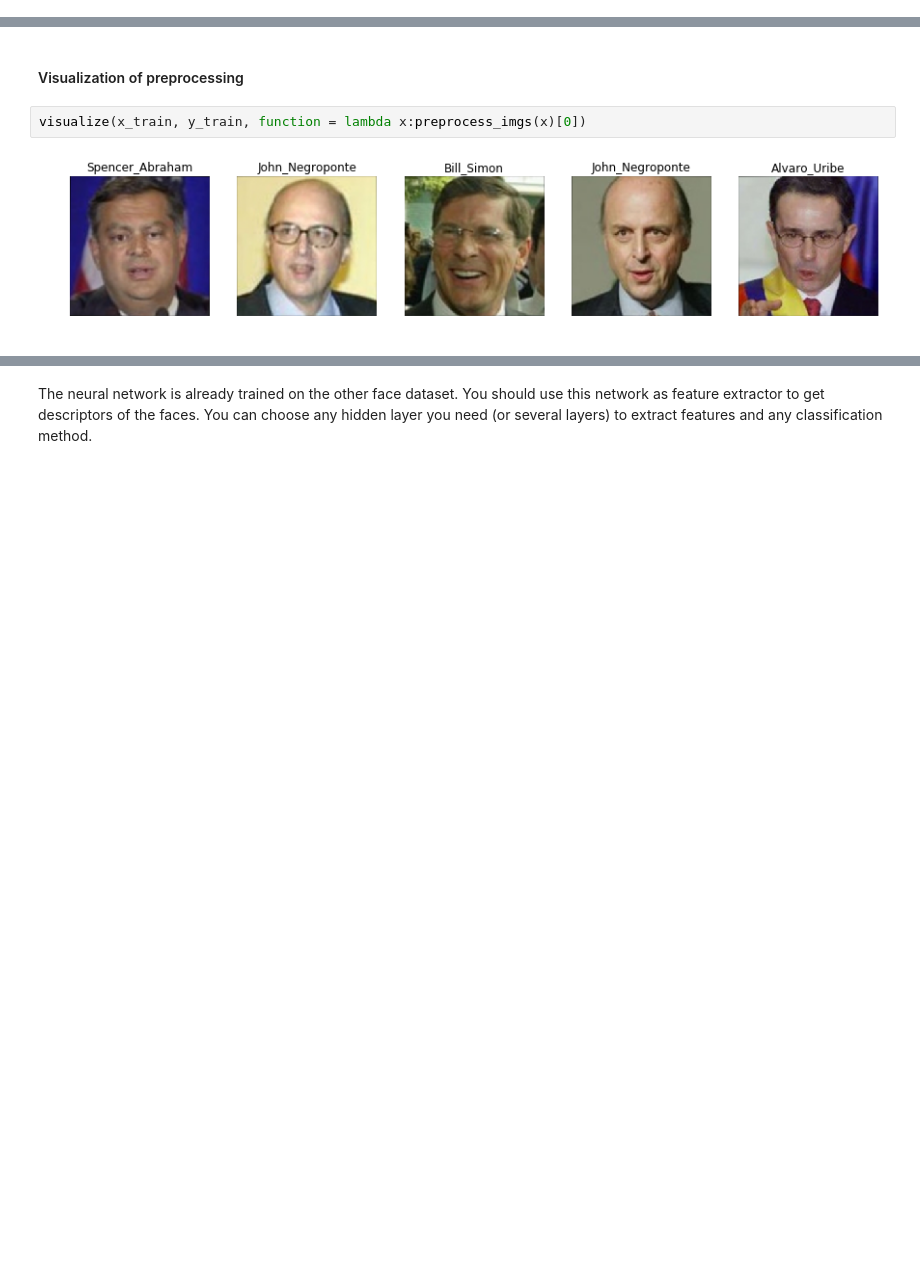
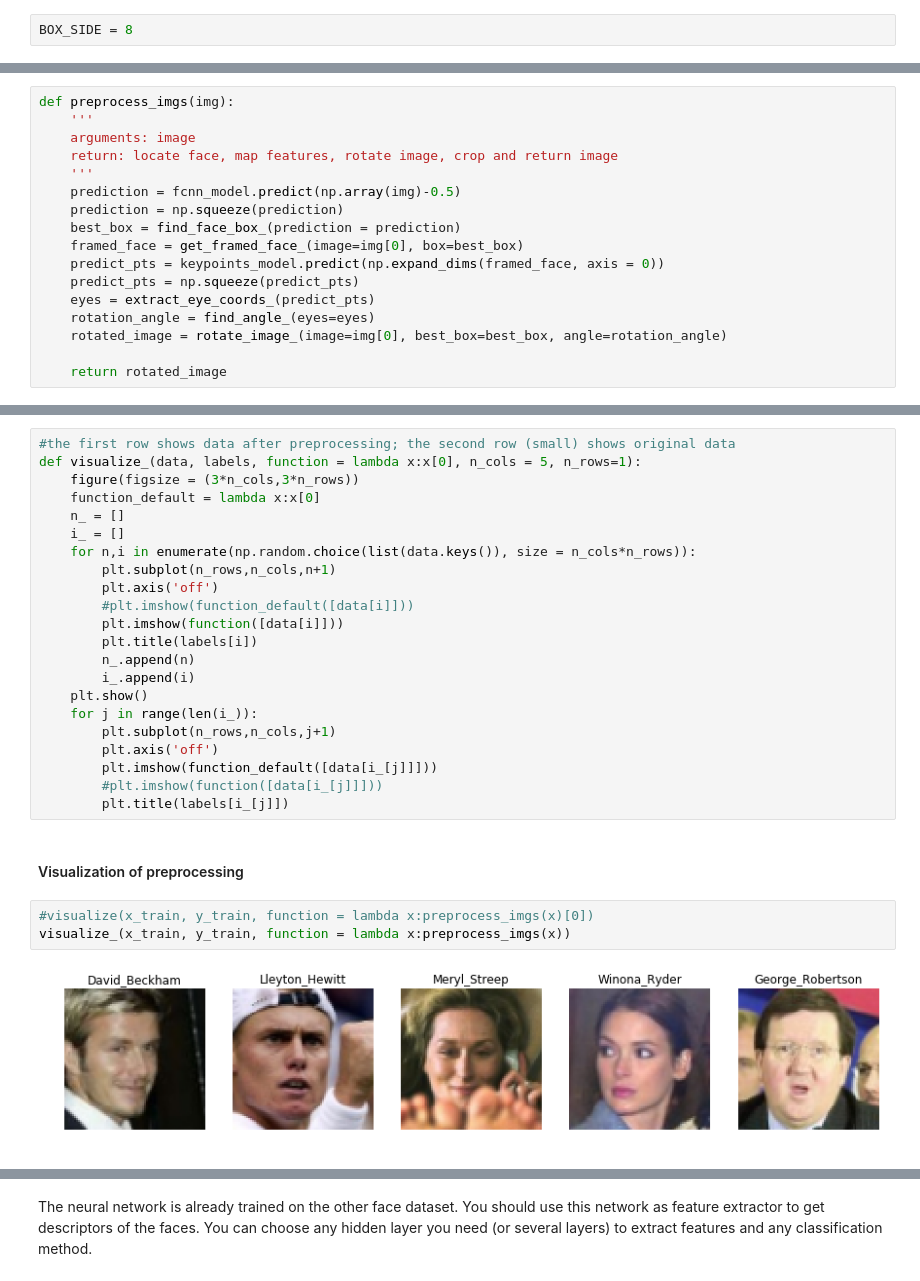
Before and after one commit to hogofogo/Face-Recognition, a Jupyter notebook: Face Recognition task.ipynb, the cells around one changed output, grey strips where cells are left out. Saved outputs shown, nothing was run; the diff lists cells and outputs as text; blank space fills up the shorter version.

```diff
--- a/Face Recognition task.ipynb
+++ b/Face Recognition task.ipynb
@@ -93,0 +373,2 @@ def preprocess_imgs(imgs):
+# %%
+BOX_SIDE = 8
@@ -93,0 +499,17 @@ def preprocess_imgs(imgs):
+# %%
+def preprocess_imgs(img):
+    '''
+    arguments: image
+    return: locate face, map features, rotate image, crop and return image
+    '''
+    prediction = fcnn_model.predict(np.array(img)-0.5)
+    prediction = np.squeeze(prediction)
+    best_box = find_face_box_(prediction = prediction)
+    framed_face = get_framed_face_(image=img[0], box=best_box)
+    predict_pts = keypoints_model.predict(np.expand_dims(framed_face, axis = 0))
+    predict_pts = np.squeeze(predict_pts)
+    eyes = extract_eye_coords_(predict_pts)
+    rotation_angle = find_angle_(eyes=eyes)
+    rotated_image = rotate_image_(image=img[0], best_box=best_box, angle=rotation_angle)
+
+    return rotated_image
@@ -94,6 +536,29 @@ def preprocess_imgs(imgs):
+# %%
+#the first row shows data after preprocessing; the second row (small) shows original data
+def visualize_(data, labels, function = lambda x:x[0], n_cols = 5, n_rows=1):
+    figure(figsize = (3*n_cols,3*n_rows))
+    function_default = lambda x:x[0]
+    n_ = []
+    i_ = []
+    for n,i in enumerate(np.random.choice(list(data.keys()), size = n_cols*n_rows)):
+        plt.subplot(n_rows,n_cols,n+1)
+        plt.axis('off')
+        #plt.imshow(function_default([data[i]]))
+        plt.imshow(function([data[i]]))
+        plt.title(labels[i])
+        n_.append(n)
+        i_.append(i)
+    plt.show()
+    for j in range(len(i_)):
+        plt.subplot(n_rows,n_cols,j+1)
+        plt.axis('off')
+        plt.imshow(function_default([data[i_[j]]]))
+        #plt.imshow(function([data[i_[j]]]))
+        plt.title(labels[i_[j]])
 # %% [markdown]
 #### Visualization of preprocessing
 # %%
-visualize(x_train, y_train, function = lambda x:preprocess_imgs(x)[0])
+#visualize(x_train, y_train, function = lambda x:preprocess_imgs(x)[0])
+visualize_(x_train, y_train, function = lambda x:preprocess_imgs(x))
 # %% [output]
-[figure, old version]
+[figure, new version]
```
Also changed, not shown: parts of 41 cells of this notebook.
